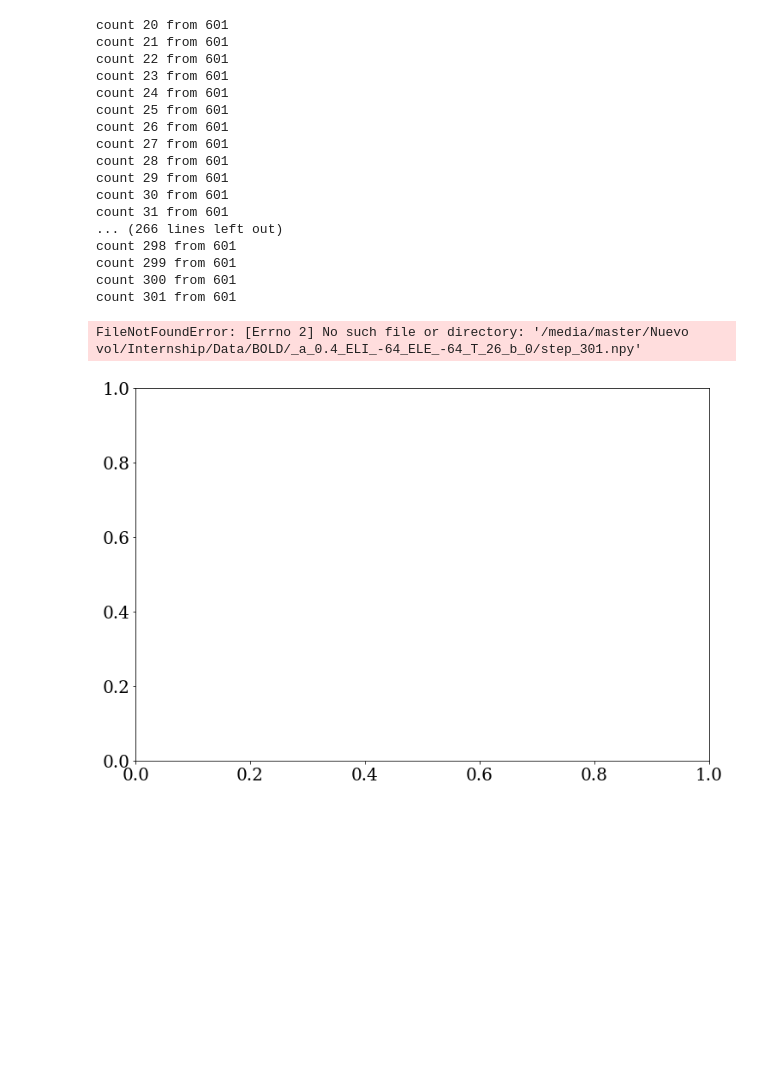
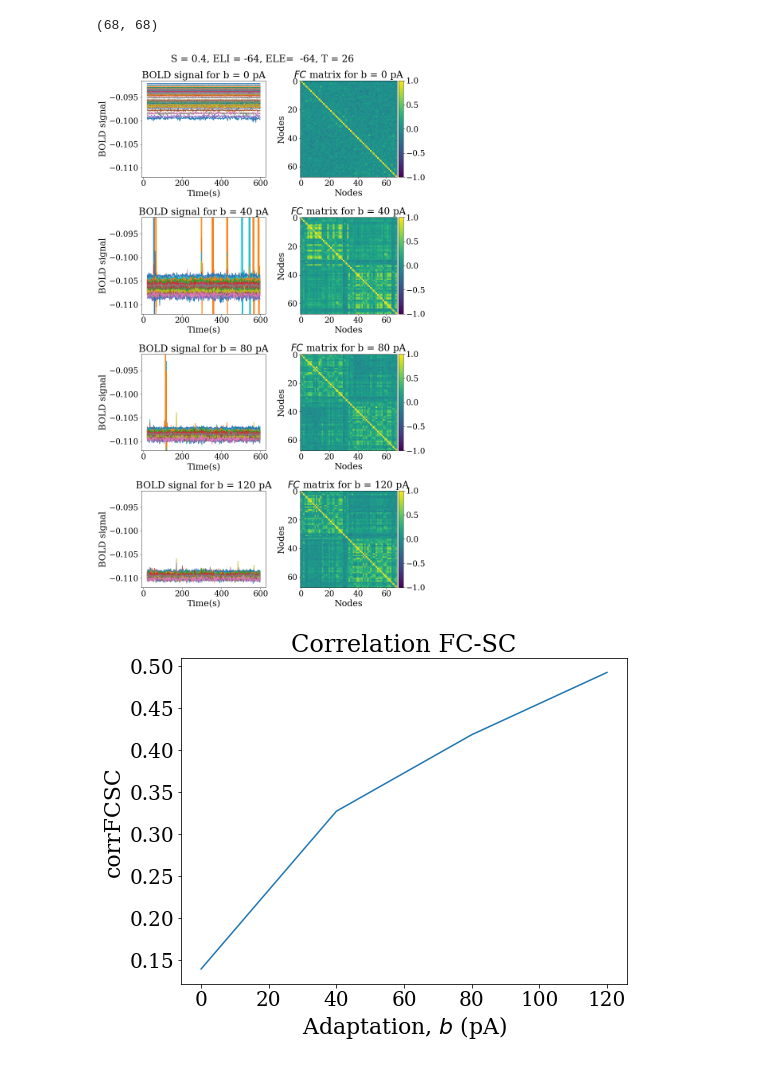
Before and after one commit to davidaquilue/TVBAdEx_ParSweep, a Jupyter notebook: BOLD.ipynb, the cells around one changed output. Cells and saved outputs as stored; diff of their text form; code cells hidden in the pictures; blank space fills up the shorter version.

Commit message:
BOLD analyzed

```diff
--- a/BOLD.ipynb
+++ b/BOLD.ipynb
@@ -27,42 +27,68 @@ plt.rcParams.update({
     "font.sans-serif": ["Computer Modern Roman"]})
 
 fig_labels = ['$S$', '$b_e$ (pA)', '$E_{L,i}$ (mV)', '$E_{L,e}$ (mV)', '$T$ (ms)']
+# %%
+from tvb_model_reference.simulation_file.parameter.parameter_M_Berlin import Parameter
+parameters = Parameter()
+file_name = 'C:/Users/David/Desktop/BOLD/'
+parameters.parameter_simulation['path_result'] = file_name
+simulator = tools.init(parameters.parameter_simulation, parameters.parameter_model,
+                       parameters.parameter_connection_between_region,
+                       parameters.parameter_coupling,
+                       parameters.parameter_integrator,
+                       parameters.parameter_monitor)
+
+weights_mat = np.array(simulator.connectivity.weights)
+print(weights_mat.shape)
+# %% [output]
+(68, 68)
 # %%
+from mpl_toolkits.axes_grid1 import make_axes_locatable
 run_sim = 600000.0
 cut_transient = 20000.0
 
 folder_root = '/media/master/Nuevo vol/Internship/Data/BOLD/'
+folder_root = 'C:/Users/David/Desktop/BOLD/'
 file_name_nob = '_a_0.4_ELI_-64_ELE_-64_T_26_b_'
+suptitle = 'S = 0.4, ELI = -64, ELE=  -64, T = 26'
 bs = [0, 40, 80, 120]
-for b in bs:
-    fig, ax = plt.subplots(1, 1, figsize=(12, 8))
+corrcoeff = np.zeros(4)
+fig, axes = plt.subplots(4, 2, figsize=(12, 20))
+fig.suptitle(suptitle)
+for ii, b in enumerate(bs):
+    ax = axes[ii, 0]
 
     file_name = folder_root + file_name_nob + str(b)
     # Get the matrices first and then fill them up. Menuda mierda que no vaya esto
-    times =
-    for step in range(int(run_sim/2000):
+    times = np.arange(0, run_sim, 2000)
+    BOLD = np.zeros((68, times.size))
+    for step, time in enumerate(times):
+        result = np.load(file_name + f'/step_{step}.npy', allow_pickle=True)[0][0]
+        BOLD[:, step] = result[1][0, :, 0]
+    # Now cut transient
+    times = times[10:] / 1000
+    BOLD = BOLD[:, 10:]
+    ax.plot(times, BOLD.T)
+    ax.set_ylim((-0.112, -0.0915))
+    ax.set(xlabel='Time(s)', ylabel='BOLD signal', title=f'BOLD signal for b = {b} pA')
 
+    ax = axes[ii, 1]
+    FC = np.corrcoef(BOLD)
+    corrcoeff[ii] = np.corrcoef(x=FC.flatten(), y=weights_mat.flatten())[0, 1]
+    im = ax.imshow(FC, vmin=-1, vmax=1)
+    divider = make_axes_locatable(ax)
+    cax = divider.append_axes('right', size='5%', pad=0.05)
+    fig.colorbar(im, cax=cax, orientation='vertical')
+    ax.set(title=f'$FC$ matrix for b = {b} pA', xlabel='Nodes', ylabel='Nodes')
 
-    time_s = result[0][0]
-    BOLD = result[0][1]
-    plt.plot(time_s, BOLD)
+plt.tight_layout()
+plt.show()
 # %% [output]
-count 20 from 601
-count 21 from 601
-count 22 from 601
-count 23 from 601
-count 24 from 601
-count 25 from 601
-count 26 from 601
-count 27 from 601
-count 28 from 601
-count 29 from 601
-count 30 from 601
-count 31 from 601
-... (266 lines left out)
-count 298 from 601
-count 299 from 601
-count 300 from 601
-count 301 from 601
-FileNotFoundError: [Errno 2] No such file or directory: '/media/master/Nuevo vol/Internship/Data/BOLD/_a_0.4_ELI_-64_ELE_-64_T_26_b_0/step_301.npy'
-[figure, old version]
+[figure, new version]
+# %%
+fig, ax = plt.subplots(1, 1, figsize=(8, 6))
+ax.plot(bs, corrcoeff)
+ax.set(title='Correlation FC-SC', xlabel='Adaptation, $b$ (pA)', ylabel='corrFCSC')
+plt.show()
+# %% [output]
+[figure, added]
```
